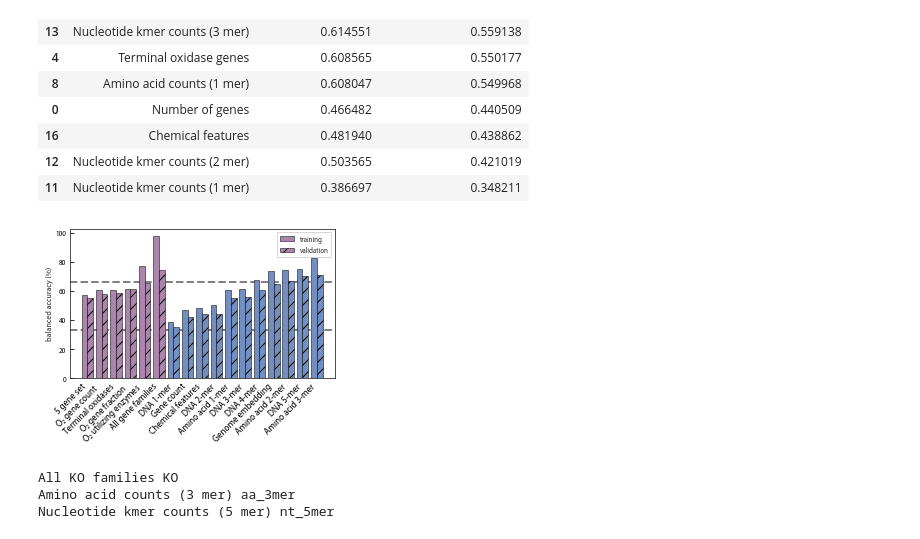
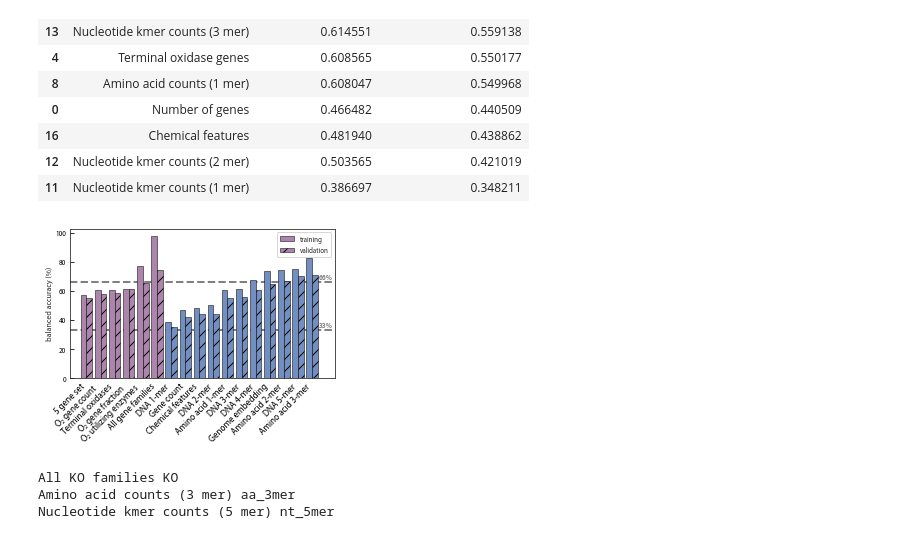
Before and after one commit to jgoldford/aerobot, a Jupyter notebook: aerobot/notebooks/MainTextFigures.ipynb, the cells around one changed output. Cells and saved outputs as stored; diff of their text form; code cells hidden in the pictures.

```diff
--- a/aerobot/notebooks/MainTextFigures.ipynb
+++ b/aerobot/notebooks/MainTextFigures.ipynb
@@ -151,34 +152,37 @@ tmp = model_results_long_df.copy().set_index('feature_set').sort_values('annotat
 mask = tmp['eval_name'] == 'training'
 bar_heights_train = tmp[mask].balanced_accuracy_pct
 mask = tmp['eval_name'] == 'validation'
 bar_heights_valid = tmp[mask].balanced_accuracy_pct
 
 # convert annotation_free to a dictionary
 is_annot_free = tmp['annotation_free'].to_dict()
 
 cmap = {'annot_free': colors['blue'], 'annot_full': colors['purple']}
 
 order = [feature_name_map[x] for x in bar_heights_train.index]
 color_order = [colors['blue'] if is_annot_free[x] else colors['purple'] for x in bar_heights_train.index]
 n = bar_heights_train.size
 xs = np.arange(n)
 plt.bar(xs, bar_heights_train, color=color_order, width=0.4, label='training',
         edgecolor='k', linewidth=0.5)
 plt.bar(xs+0.4, bar_heights_valid, color=color_order, hatch='//', width=0.4, label='validation',
         edgecolor='k', linewidth=0.5)
 plt.xticks(xs+0.2, order, rotation=45, ha='right', fontsize=9)
 
 plt.axhline(33, ls='--', color='grey', zorder=-1)
+plt.text(16.7, 34.5, '33%', color='grey', fontsize=7, fontweight='bold')
 plt.axhline(66, ls='--', color='grey', zorder=-1)
+plt.text(16.7, 67.5, '66%', color='grey', fontsize=7, fontweight='bold')
+plt.xlim(-1, 17.8)
 
 plt.legend(title='', fontsize=7)
 plt.ylabel('balanced accuracy (%)')
 plt.xticks(rotation=45, ha='right', fontsize=9)
 plt.xlabel('')
 plt.savefig('../../results/FigS2.png', dpi=300, bbox_inches='tight', facecolor='w')
 plt.show()
 # %% [output]
-[figure, old version]
+[figure, new version]
 # %%
 top_models = 'All KO families,Amino acid counts (3 mer),Nucleotide kmer counts (5 mer)'.split(',')
 feature_set_names = 'KO,aa_3mer,nt_5mer'.split(',')
```
Also changed, not shown: parts of 7 cells of this notebook, 1 other file.
